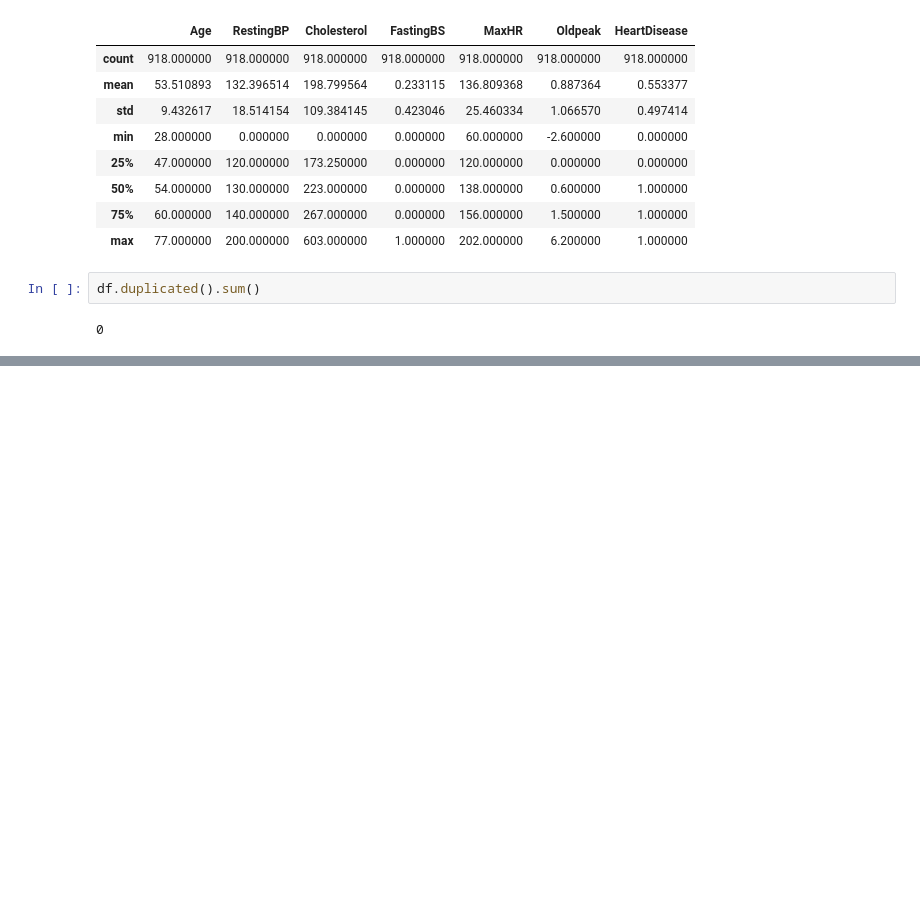
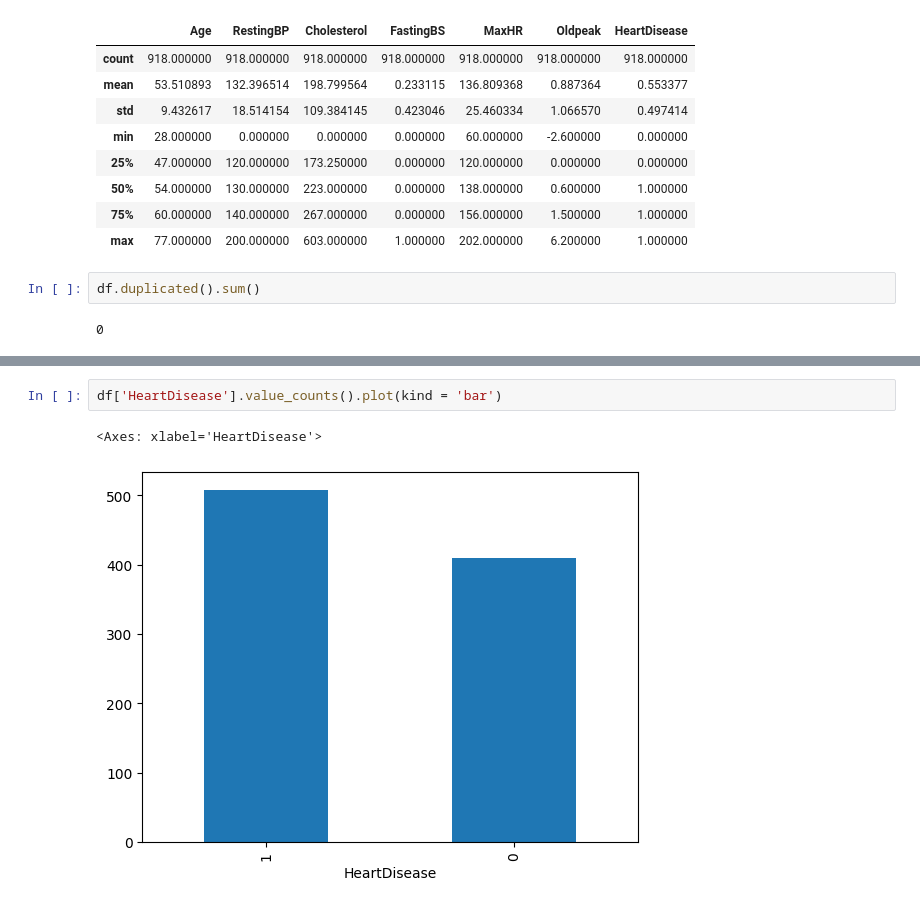
Before and after one commit to suprim-karki/ai-ml-portfolio, a Jupyter notebook: machine-learning/projects/heart-disease-prediction/heart_disease.ipynb, the cells around one changed output, grey strips where cells are left out. Drawn from its saved outputs; the diff is of its cells as text; blank space fills up the shorter version.

```diff
--- a/machine-learning/projects/heart-disease-prediction/heart_disease.ipynb
+++ b/machine-learning/projects/heart-disease-prediction/heart_disease.ipynb
@@ -67,0 +75,5 @@ df.duplicated().sum()
+# %%
+df['HeartDisease'].value_counts().plot(kind = 'bar')
+# %% [output]
+<Axes: xlabel='HeartDisease'>
+[figure, added]
```
Also changed, not shown: parts of 9 cells of this notebook.
